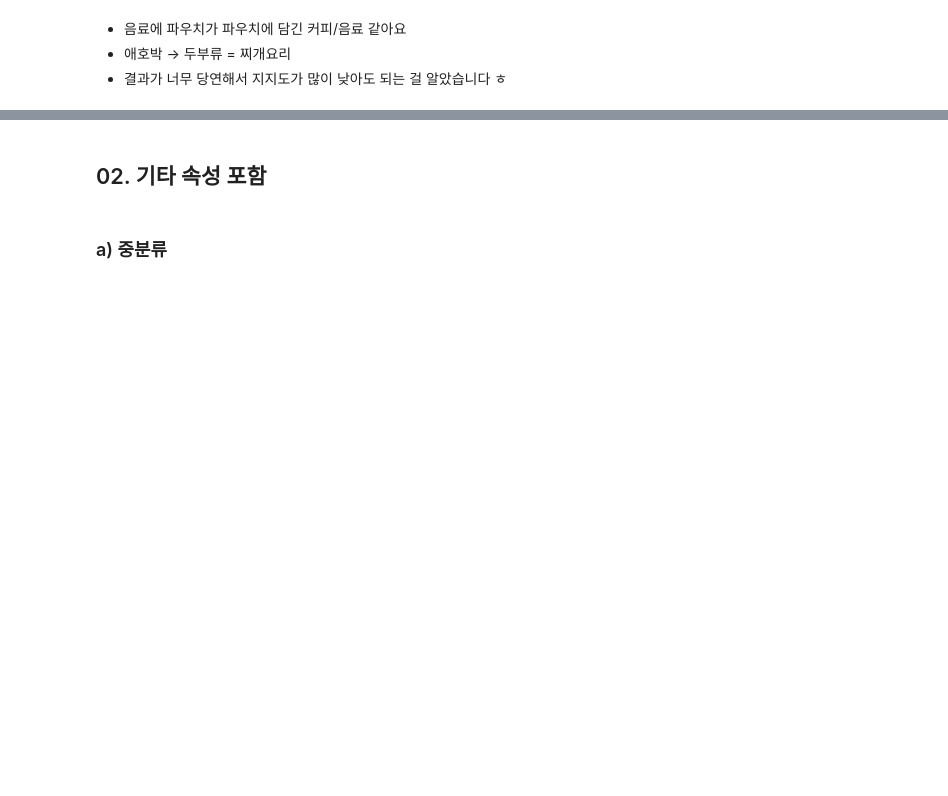
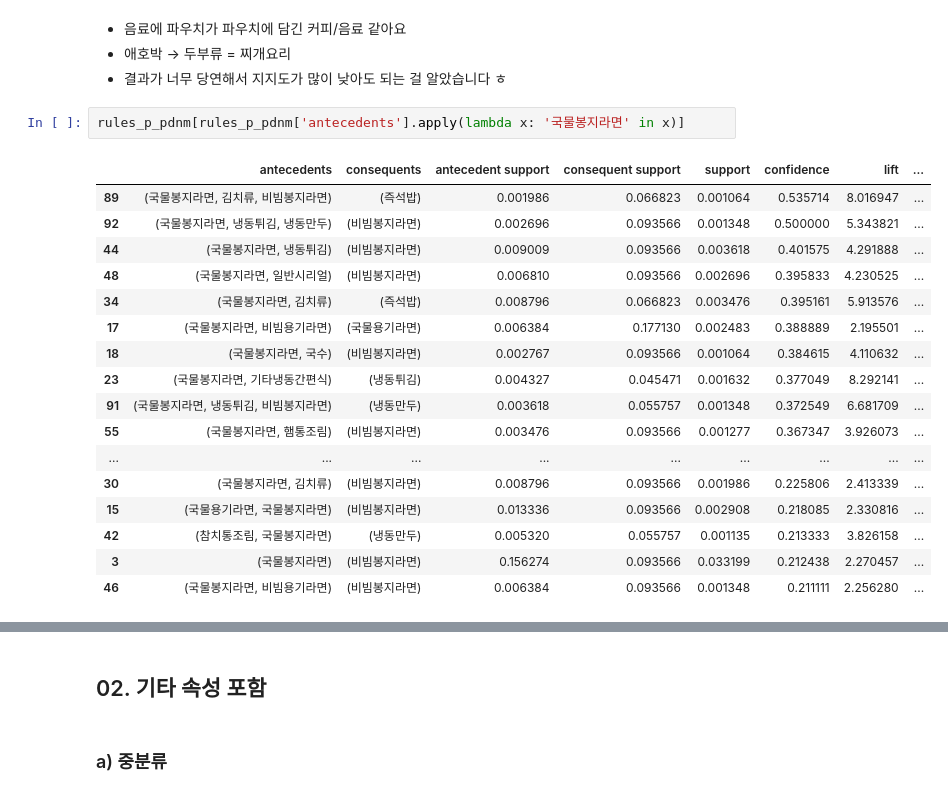
Before and after one commit to HYOJUNG08/RI_E5_1, a Jupyter notebook: ARM_not_clustering.ipynb, the cells around one changed output, grey strips where cells are left out. Saved outputs shown, nothing was run; the diff lists cells and outputs as text; blank space fills up the shorter version.

```diff
--- a/ARM_not_clustering.ipynb
+++ b/ARM_not_clustering.ipynb
@@ -339,3 +368,23 @@ rules_pdnm[rules_pdnm['lift']>1].sort_values(by='confidence', ascending=False)
 - 음료에 파우치가 파우치에 담긴 커피/음료 같아요
 - 애호박 → 두부류 = 찌개요리
 - 결과가 너무 당연해서 지지도가 많이 낮아도 되는 걸 알았습니다 ㅎ
+# %%
+rules_p_pdnm[rules_p_pdnm['antecedents'].apply(lambda x: '국물봉지라면' in x)]
+# %% [output]
+|  | antecedents | consequents | antecedent support | consequent support | support | confidence | lift | ... |
+| 89 | (국물봉지라면, 김치류, 비빔봉지라면) | (즉석밥) | 0.001986 | 0.066823 | 0.001064 | 0.535714 | 8.016947 | ... |
+| 92 | (국물봉지라면, 냉동튀김, 냉동만두) | (비빔봉지라면) | 0.002696 | 0.093566 | 0.001348 | 0.500000 | 5.343821 | ... |
+| 44 | (국물봉지라면, 냉동튀김) | (비빔봉지라면) | 0.009009 | 0.093566 | 0.003618 | 0.401575 | 4.291888 | ... |
+| 48 | (국물봉지라면, 일반시리얼) | (비빔봉지라면) | 0.006810 | 0.093566 | 0.002696 | 0.395833 | 4.230525 | ... |
+| 34 | (국물봉지라면, 김치류) | (즉석밥) | 0.008796 | 0.066823 | 0.003476 | 0.395161 | 5.913576 | ... |
+| 17 | (국물봉지라면, 비빔용기라면) | (국물용기라면) | 0.006384 | 0.177130 | 0.002483 | 0.388889 | 2.195501 | ... |
+| 18 | (국물봉지라면, 국수) | (비빔봉지라면) | 0.002767 | 0.093566 | 0.001064 | 0.384615 | 4.110632 | ... |
+| 23 | (국물봉지라면, 기타냉동간편식) | (냉동튀김) | 0.004327 | 0.045471 | 0.001632 | 0.377049 | 8.292141 | ... |
+| 91 | (국물봉지라면, 냉동튀김, 비빔봉지라면) | (냉동만두) | 0.003618 | 0.055757 | 0.001348 | 0.372549 | 6.681709 | ... |
+| 55 | (국물봉지라면, 햄통조림) | (비빔봉지라면) | 0.003476 | 0.093566 | 0.001277 | 0.367347 | 3.926073 | ... |
+| ... | ... | ... | ... | ... | ... | ... | ... | ... |
+| 30 | (국물봉지라면, 김치류) | (비빔봉지라면) | 0.008796 | 0.093566 | 0.001986 | 0.225806 | 2.413339 | ... |
+| 15 | (국물용기라면, 국물봉지라면) | (비빔봉지라면) | 0.013336 | 0.093566 | 0.002908 | 0.218085 | 2.330816 | ... |
+| 42 | (참치통조림, 국물봉지라면) | (냉동만두) | 0.005320 | 0.055757 | 0.001135 | 0.213333 | 3.826158 | ... |
+| 3 | (국물봉지라면) | (비빔봉지라면) | 0.156274 | 0.093566 | 0.033199 | 0.212438 | 2.270457 | ... |
+| 46 | (국물봉지라면, 비빔용기라면) | (비빔봉지라면) | 0.006384 | 0.093566 | 0.001348 | 0.211111 | 2.256280 | ... |
```
Also changed, not shown: parts of 53 cells of this notebook.
